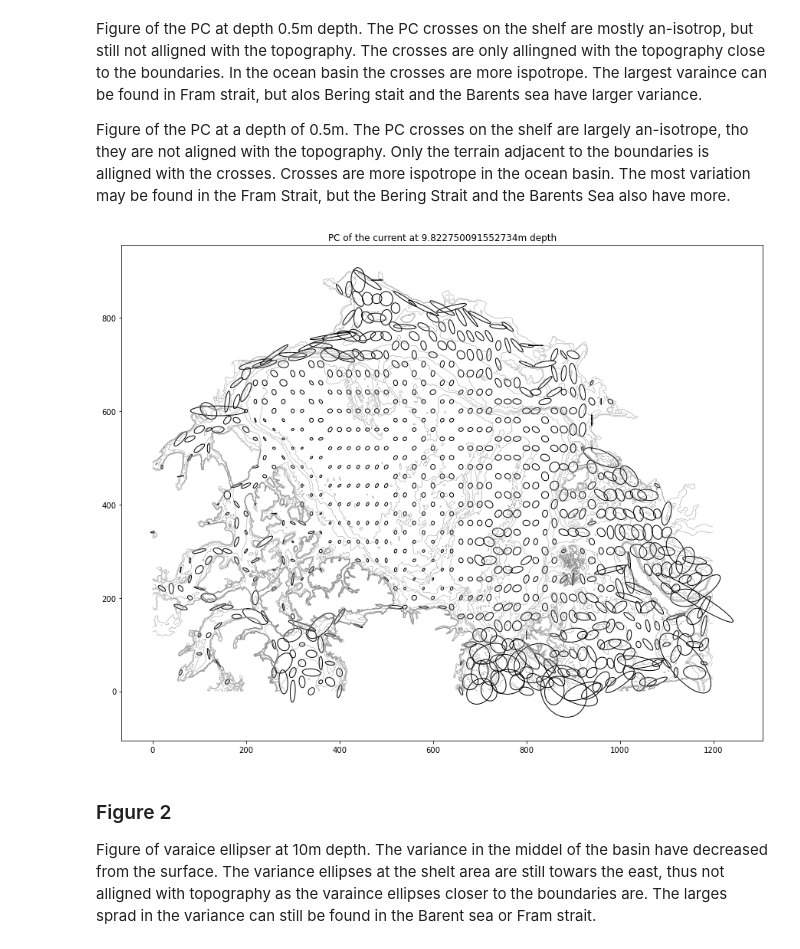
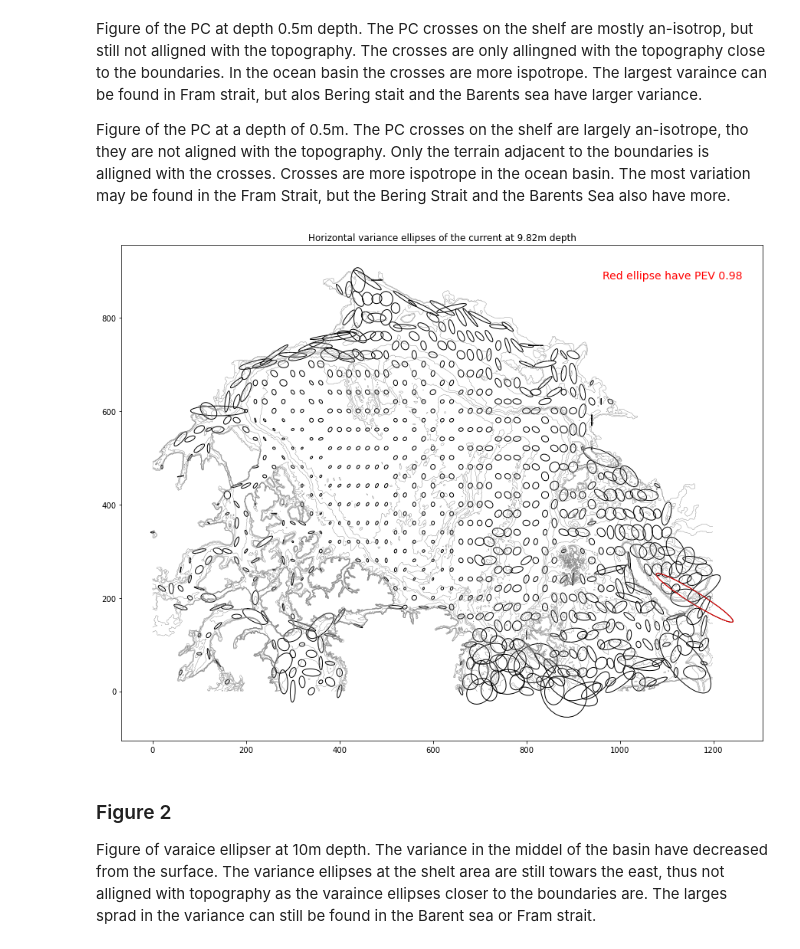
Before and after one commit to kaje2301/Master_2022, a Jupyter notebook: PC_ellipse.ipynb, the cells around one changed output. Drawn from its saved outputs; the diff is of its cells as text; code cells hidden in the pictures.

```diff
--- a/PC_ellipse.ipynb
+++ b/PC_ellipse.ipynb
@@ -87,8 +87,8 @@ uvar = ds.vozocrtx.isel(y=slice(900,1800), x=slice(200,1400))
 uv = ds.vel.isel(y=slice(900,1800), x=slice(200,1400))
 # %%
 # chooseing a level to look at
-level_list = [0, 7, 14, 20, 35, 50, 60]
-depth_list = np.zeros(7)
+level_list = [0, 7, 14, 20, 35, 39, 50,60]
+depth_list = np.zeros(8)
 for i, level in enumerate(level_list):
     depth = ds.depth[level].values
     depth_list[i] = depth
@@ -223,26 +238,47 @@ The most variation may be found in the Fram Strait, but the Bering Strait and th
 # %%
 # Plot level 2
 n = 1
 s = 0.5e3
 maj_ax, min_ax, angel, x, y = pc_ellipse(level_list[n], s)
 
 fig, ax = plt.subplots(1,1,figsize=(15,15))
-plt.title(f'PC of the current at ' + str(depth_list[n]) + 'm depth')
+plt.title(f'Horizontal variance ellipses of the current at '
+          + str(round(depth_list[n],2))
+          + 'm depth')
 ax.contour(ds.mbathy[900:1800,200:1400], colors='grey',levels=8, linewidths=0.4)
 
 for i in range(int(len(x)/2)):
     ellipse = Ellipse((x[i*2],y[i*2]),
                       width = maj_ax[i*2]*2,
                       height = min_ax[i*2]*2,
                       angle = angel[i*2],
                       facecolor = 'none',
                       edgecolor='k')
     ax.add_patch(ellipse)
 
+'Getting the index to the largest variance ellipse'
+vmax = max(maj_ax)
+index_max = maj_ax.index(vmax)
+
+ellipse = Ellipse((x[index_max],y[index_max]),
+                      width = maj_ax[index_max]*2,
+                      height = min_ax[index_max]*2,
+                      angle = angel[index_max],
+                      facecolor = 'none',
+                      edgecolor='r')
+ax.add_patch(ellipse)
+
+
+PVE = round(((maj_ax[index_max]**2)/s)/(((maj_ax[index_max]**2)/s)+((min_ax[index_max]**2)/s)),2) #hmm denne er feil..
+
+# place a text box in upper left in axes coords
+ax.text(0.75, 0.95, f'Red ellipse have PEV {PVE}', color = 'r', transform=ax.transAxes, fontsize=14,
+        verticalalignment='top')#, bbox=props)
+
+
 ax.set_aspect('equal')
-plt.show()
 # %% [output]
-[figure, old version]
+[figure, new version]
 # %% [markdown]
 ### Figure 2
 Figure of varaice ellipser at 10m depth. The variance in the middel of the basin have decreased from the surface. The variance ellipses at the shelt area are still towars the east, thus not alligned with topography as the varaince ellipses closer to the boundaries are. The larges sprad in the variance can still be found in the Barent sea or Fram strait.
```
Also changed, not shown: parts of 8 cells of this notebook, 1 other file.
